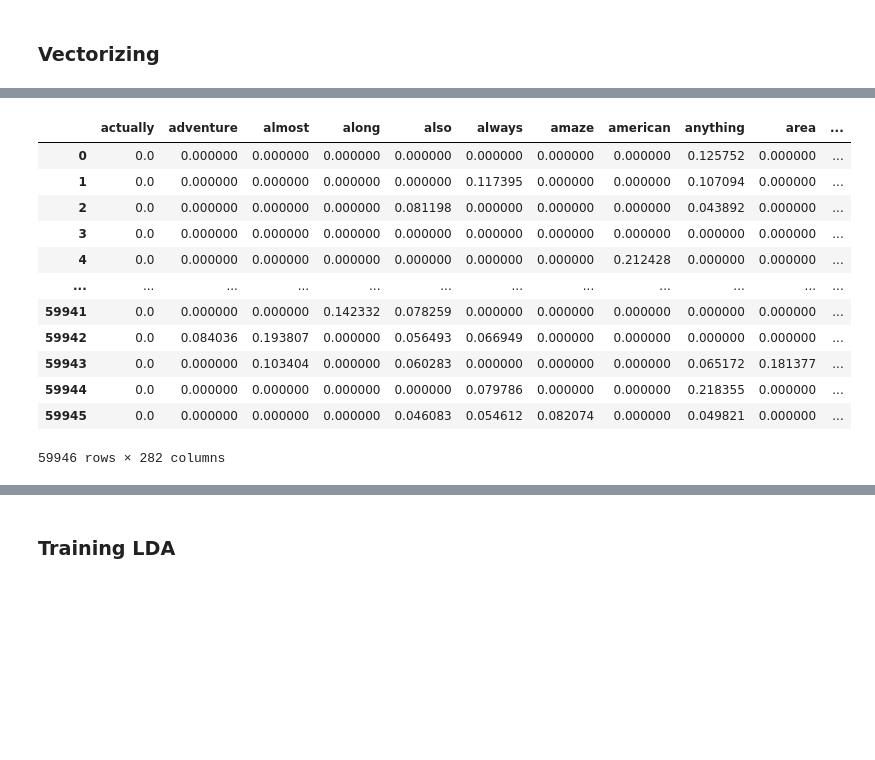
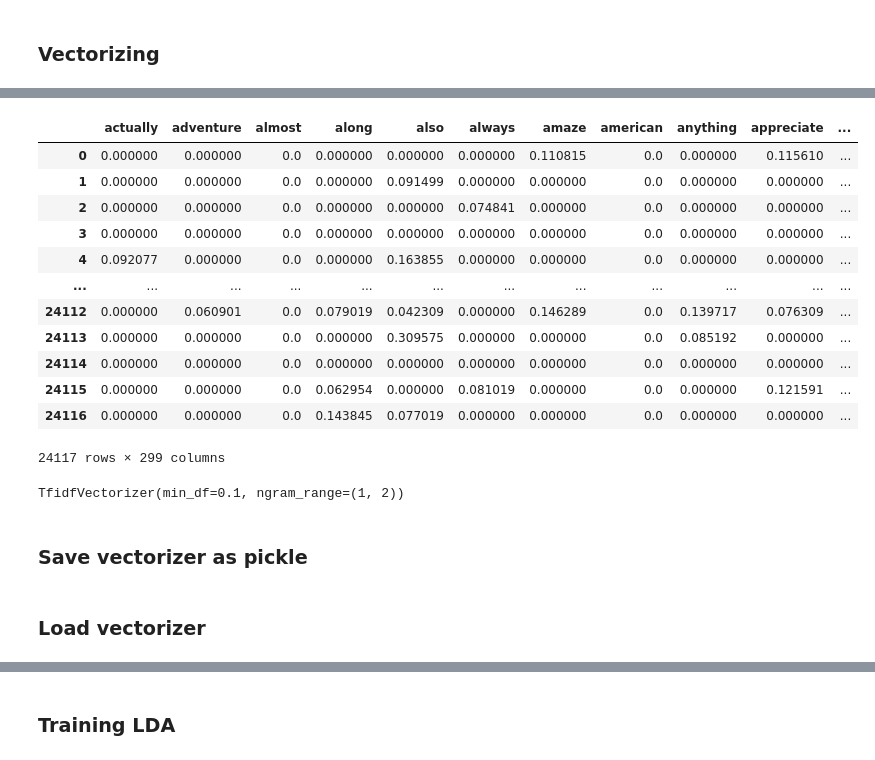
Before and after one commit to ninamcunha/amooora, a Jupyter notebook: notebooks/dedemenezes_final_lda.ipynb, the cells around one changed output, grey strips where cells are left out. Saved outputs shown, nothing was run; the diff lists cells and outputs as text; code cells hidden in the pictures; blank space fills up the shorter version.

Commit message:
add notebok to retrain and save model and vectorizer

```diff
--- a/notebooks/dedemenezes_final_lda.ipynb
+++ b/notebooks/dedemenezes_final_lda.ipynb
@@ -0,0 +9,4 @@
+# %%
+original_df = pd.read_csv('../raw_data/okcupid_profiles.csv')
+# %%
+female_df = original_df[original_df['sex'] == 'f']
@@ -9,3 +35,5 @@ df = pd.read_csv('../raw_data/combined_text_preprocessed.csv',keep_default_na=Fa
+# %%
+female_combined_preprocessed_df = df [df.index.isin(female_df.index)]
 # %%
 df
 # %% [output]
@@ -32,7 +76,7 @@ df
 tf_idf_vectorizer = TfidfVectorizer(min_df=0.1, ngram_range=(1,2))
 
 # Training it on the texts
-combined_weighted_words = pd.DataFrame(tf_idf_vectorizer.fit_transform(df.combined_preprocessed.values).toarray(),
+combined_weighted_words = pd.DataFrame(tf_idf_vectorizer.fit_transform(female_combined_preprocessed_df.combined_preprocessed.values).toarray(),
                  columns = tf_idf_vectorizer.get_feature_names_out())
 
 combined_weighted_words
@@ -42,13 +86,19 @@ Wall time: 26.4 s
-|  | actually | adventure | almost | along | also | always | amaze | american | anything | area | ... |
-| 0 | 0.0 | 0.000000 | 0.000000 | 0.000000 | 0.000000 | 0.000000 | 0.000000 | 0.000000 | 0.125752 | 0.000000 | ... |
-| 1 | 0.0 | 0.000000 | 0.000000 | 0.000000 | 0.000000 | 0.117395 | 0.000000 | 0.000000 | 0.107094 | 0.000000 | ... |
-| 2 | 0.0 | 0.000000 | 0.000000 | 0.000000 | 0.081198 | 0.000000 | 0.000000 | 0.000000 | 0.043892 | 0.000000 | ... |
-| 3 | 0.0 | 0.000000 | 0.000000 | 0.000000 | 0.000000 | 0.000000 | 0.000000 | 0.000000 | 0.000000 | 0.000000 | ... |
-| 4 | 0.0 | 0.000000 | 0.000000 | 0.000000 | 0.000000 | 0.000000 | 0.000000 | 0.212428 | 0.000000 | 0.000000 | ... |
+|  | actually | adventure | almost | along | also | always | amaze | american | anything | appreciate | ... |
+| 0 | 0.000000 | 0.000000 | 0.0 | 0.000000 | 0.000000 | 0.000000 | 0.110815 | 0.0 | 0.000000 | 0.115610 | ... |
+| 1 | 0.000000 | 0.000000 | 0.0 | 0.000000 | 0.091499 | 0.000000 | 0.000000 | 0.0 | 0.000000 | 0.000000 | ... |
+| 2 | 0.000000 | 0.000000 | 0.0 | 0.000000 | 0.000000 | 0.074841 | 0.000000 | 0.0 | 0.000000 | 0.000000 | ... |
+| 3 | 0.000000 | 0.000000 | 0.0 | 0.000000 | 0.000000 | 0.000000 | 0.000000 | 0.0 | 0.000000 | 0.000000 | ... |
+| 4 | 0.092077 | 0.000000 | 0.0 | 0.000000 | 0.163855 | 0.000000 | 0.000000 | 0.0 | 0.000000 | 0.000000 | ... |
 | ... | ... | ... | ... | ... | ... | ... | ... | ... | ... | ... | ... |
-| 59941 | 0.0 | 0.000000 | 0.000000 | 0.142332 | 0.078259 | 0.000000 | 0.000000 | 0.000000 | 0.000000 | 0.000000 | ... |
-| 59942 | 0.0 | 0.084036 | 0.193807 | 0.000000 | 0.056493 | 0.066949 | 0.000000 | 0.000000 | 0.000000 | 0.000000 | ... |
-| 59943 | 0.0 | 0.000000 | 0.103404 | 0.000000 | 0.060283 | 0.000000 | 0.000000 | 0.000000 | 0.065172 | 0.181377 | ... |
-| 59944 | 0.0 | 0.000000 | 0.000000 | 0.000000 | 0.000000 | 0.079786 | 0.000000 | 0.000000 | 0.218355 | 0.000000 | ... |
-| 59945 | 0.0 | 0.000000 | 0.000000 | 0.000000 | 0.046083 | 0.054612 | 0.082074 | 0.000000 | 0.049821 | 0.000000 | ... |
+| 24112 | 0.000000 | 0.060901 | 0.0 | 0.079019 | 0.042309 | 0.000000 | 0.146289 | 0.0 | 0.139717 | 0.076309 | ... |
+| 24113 | 0.000000 | 0.000000 | 0.0 | 0.000000 | 0.309575 | 0.000000 | 0.000000 | 0.0 | 0.085192 | 0.000000 | ... |
+| 24114 | 0.000000 | 0.000000 | 0.0 | 0.000000 | 0.000000 | 0.000000 | 0.000000 | 0.0 | 0.000000 | 0.000000 | ... |
+| 24115 | 0.000000 | 0.000000 | 0.0 | 0.062954 | 0.000000 | 0.081019 | 0.000000 | 0.0 | 0.000000 | 0.121591 | ... |
+| 24116 | 0.000000 | 0.000000 | 0.0 | 0.143845 | 0.077019 | 0.000000 | 0.000000 | 0.0 | 0.000000 | 0.000000 | ... |
-59946 rows × 282 columns
+24117 rows × 299 columns
+# %%
+tf_idf_vectorizer
+# %% [output]
+TfidfVectorizer(min_df=0.1, ngram_range=(1, 2))
+# %% [markdown]
+### Save vectorizer as pickle
@@ -54,0 +109,2 @@ Wall time: 26.4 s
+# %% [markdown]
+### Load vectorizer
```
Also changed, not shown: parts of 21 cells of this notebook.
